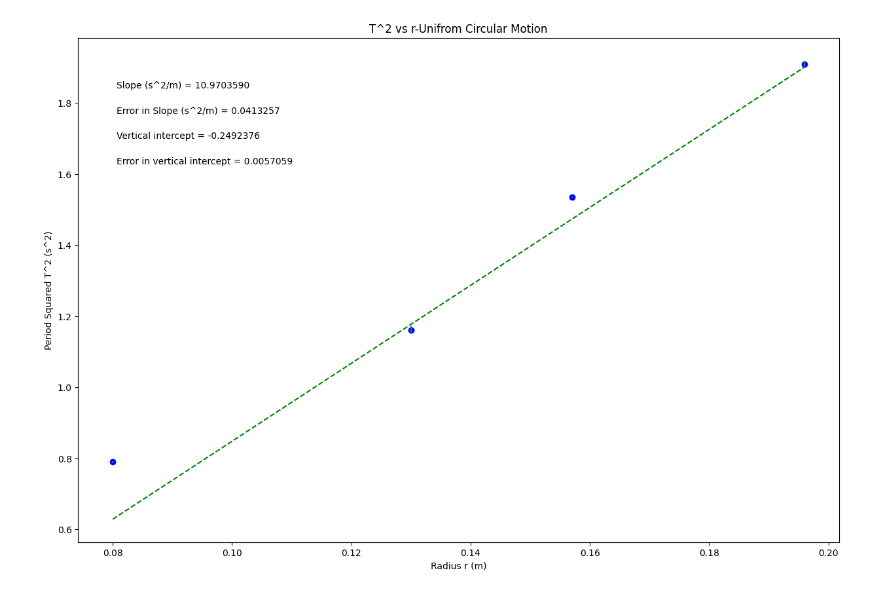
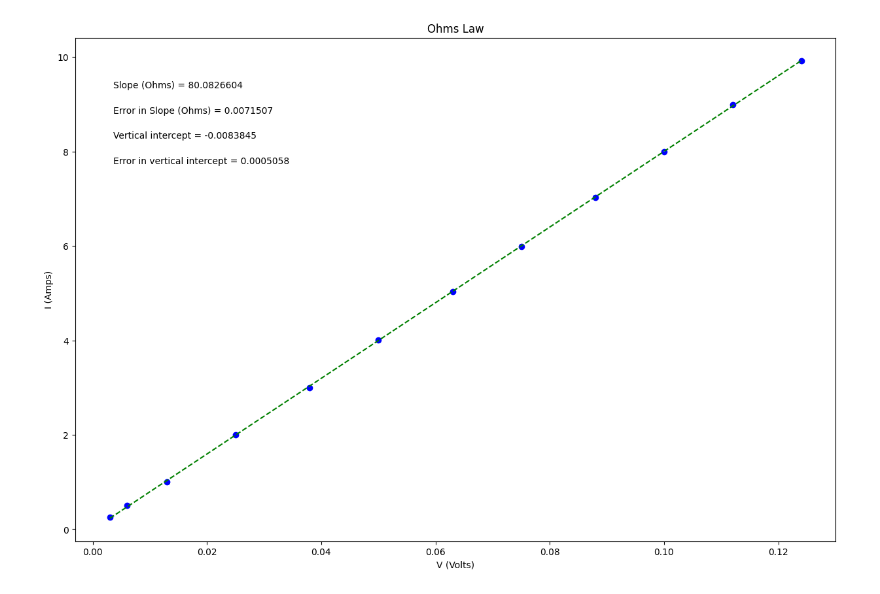
Before and after one commit to gagerausch/Labs, a Jupyter notebook: phsxlab_plotting_template.ipynb, the cells around one changed output. Saved outputs shown, nothing was run; the diff lists cells and outputs as text; code cells hidden in the pictures.

```diff
--- a/phsxlab_plotting_template.ipynb
+++ b/phsxlab_plotting_template.ipynb
@@ -19,28 +19,28 @@ import matplotlib.pyplot as plt
 #variable names should start with a letter and must contain only letters, numbers, and underscores
 
 
-Radius = np.array([0.08, 0.13, 0.157, 0.196])
+V_across = np.array([0.251, 0.507, 1.003, 1.999, 2.992, 4.003, 5.034, 5.99, 7.03, 8, 8.99, 9.918])
 
-t_squared = np.array([0.789965, 1.16036, 1.534625, 1.908819 ])
+I = np.array([0.003, 0.006, 0.013, 0.025, 0.038, 0.05, 0.063, 0.075, 0.088, 0.1, 0.112, 0.124])
 
-dt_squared = np.array([0.0027, 0.01153, 0.00189, 0.0101])
+dV_across = np.array([0.001, 0.001, 0.001, 0.001, 0.001, 0.001, 0.001, 0.001, 0.001, 0.001, 0.001, 0.001])
 
 
 
 #Re-assign variables as x, y, dy so that the remaining plotting code may remain generic
 #UPDATE VARIABLE NAMES (ON RHS OF EACH EQUAL SIGN) TO MATCH VARIABLE NAMES FOR DATA ABOVE
 
-x = Radius             #this should be the array you want to plot on the x axis
-y = t_squared            #this should be the array you want to plot on the y axis
-dy = dt_squared     #this should be your error in y array
+x = I             #this should be the array you want to plot on the x axis
+y = V_across             #this should be the array you want to plot on the y axis
+dy = dV_across        #this should be your error in y array
 
 
 #UPDATE EACH OF THESE 4 STRINGS FOR YOUR PLOT LABELS AS YOU WANT THEM TO APPEAR
 
-plot_title= 'T^2 vs r-Unifrom Circular Motion'
-x_label= 'Radius r (m)'
-y_label= 'Period Squared T^2 (s^2)'
-slope_units= 's^2/m'
+plot_title= 'Ohms Law'
+x_label= 'V (Volts)'
+y_label= 'I (Amps)'
+slope_units= 'Ohms'
 
 #UPDATE ANNOTATION PLACEMENT SO IT'S OUT OF WAY OF PLOTTED DATA AND BEST FIT LINE
 #integer from 1 to 4, top R corner is 1 (counter-clockwise from there)
@@ -92,31 +92,31 @@ elif annotation_placement==3 or annotation_placement==4:
 #Don't need to change anything in this section!
 
 #Plot data on graph. Plot error bars and place values for slope,
 #error in slope, and vertical intercept (plus error) on the plot using "annotate"
 
 plt.figure(figsize=(15,10))
 
 plt.plot(x, fit, color='green', linestyle='--')
 plt.scatter(x, y, color='blue', marker='o')
 
 plt.xlabel(x_label)
 plt.ylabel(y_label)
 plt.title(plot_title)
 
 plt.errorbar(x, y, yerr=dy, xerr=None, fmt="none") #don't need to plot x error bars
 
 plt.annotate('Slope ({}) = {value:.{digits}f}'.format(slope_units,value=m, digits=7),
              (xpos, ypos[0]), xycoords='axes fraction')
 
 plt.annotate('Error in Slope ({}) = {value:.{digits}f}'.format(slope_units,value=dm, digits=7),
              (xpos, ypos[1]), xycoords='axes fraction')
 
 plt.annotate('Vertical intercept = {value:.{digits}f}'.format(value=b, digits=7),
              (xpos, ypos[2]), xycoords='axes fraction')
 
 plt.annotate('Error in vertical intercept = {value:.{digits}f}'.format(value=db, digits=7),
              (xpos, ypos[3]), xycoords='axes fraction')
 
 plt.show()
 # %% [output]
-[figure, old version]
+[figure, new version]
```
